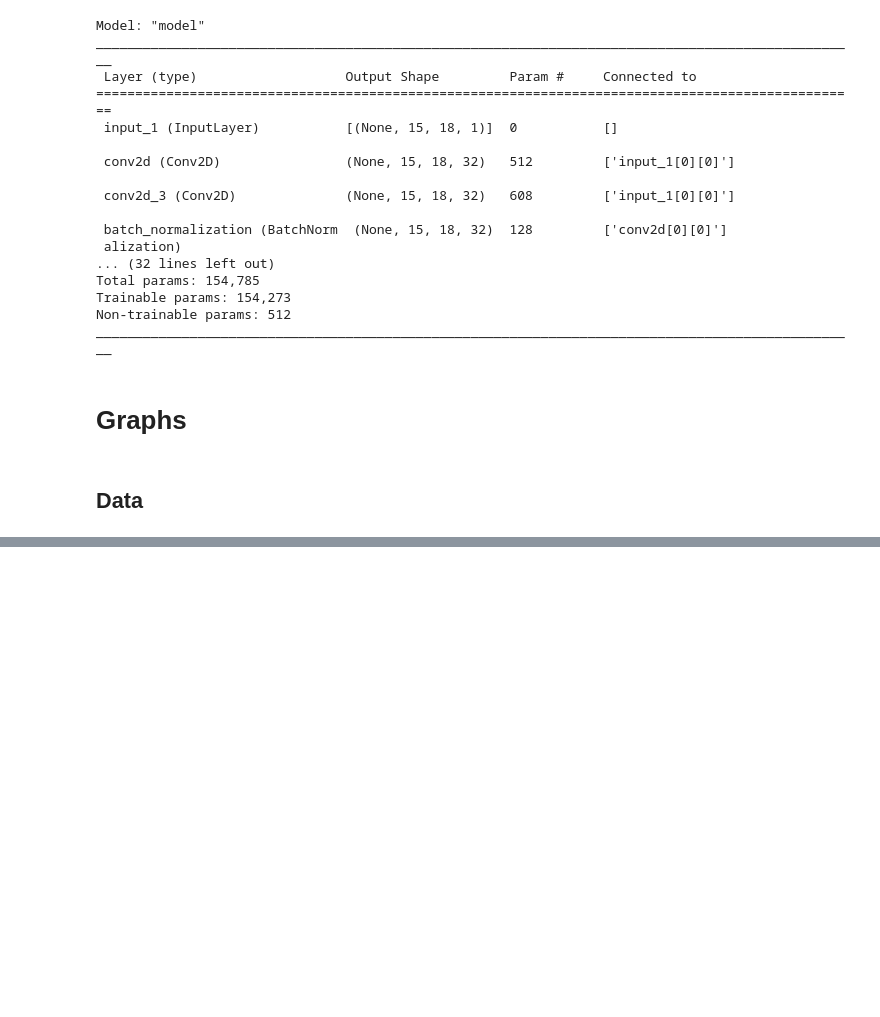
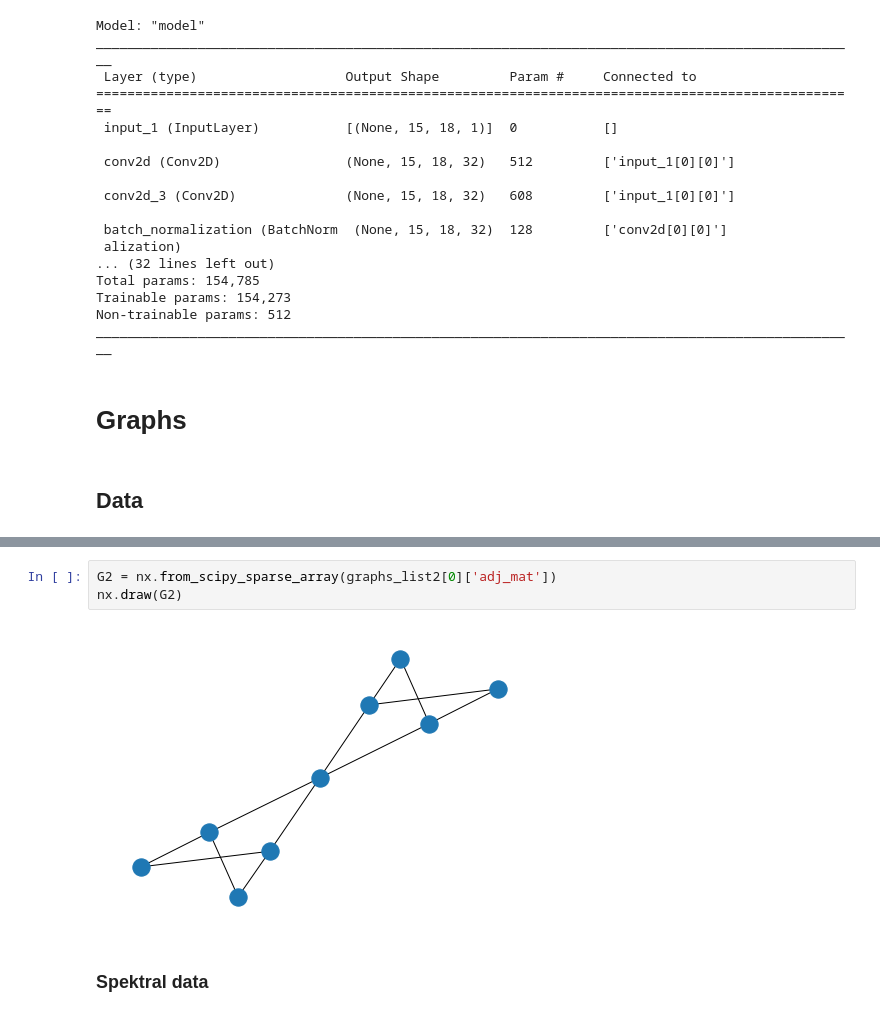
Before and after one commit to qerboz/cicy-internship, a Jupyter notebook: prog/Notebook.ipynb, the cells around one changed output, grey strips where cells are left out. Cells and saved outputs as stored; diff of their text form; blank space fills up the shorter version.

```diff
--- a/prog/Notebook.ipynb
+++ b/prog/Notebook.ipynb
@@ -373,0 +461,7 @@ ________________________________________________________________________________
+# %%
+G2 = nx.from_scipy_sparse_array(graphs_list2[0]['adj_mat'])
+nx.draw(G2)
+# %% [output]
+[figure, added]
+# %% [markdown]
+### Spektral data
```
Also changed, not shown: parts of 18 cells of this notebook, 1 other file.
